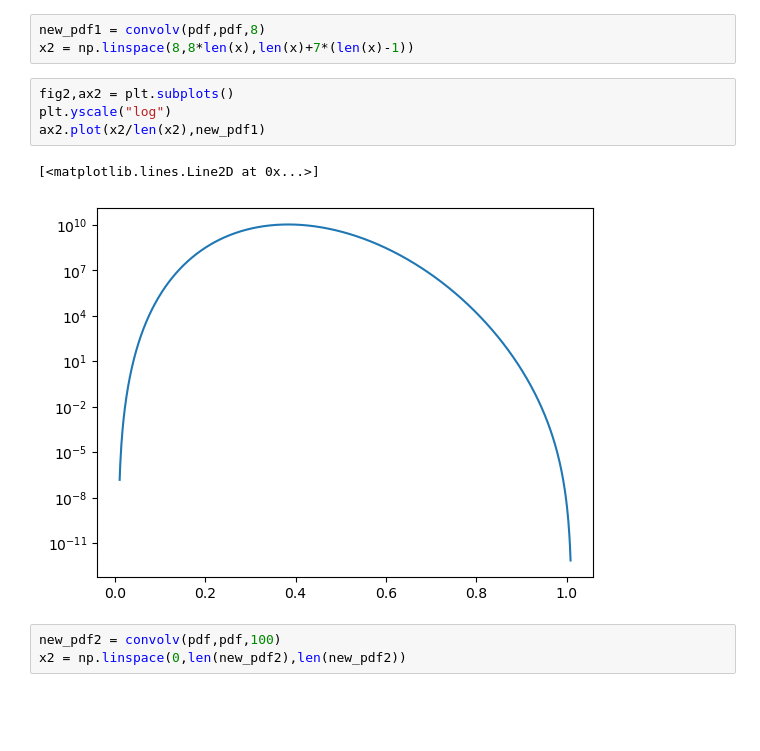
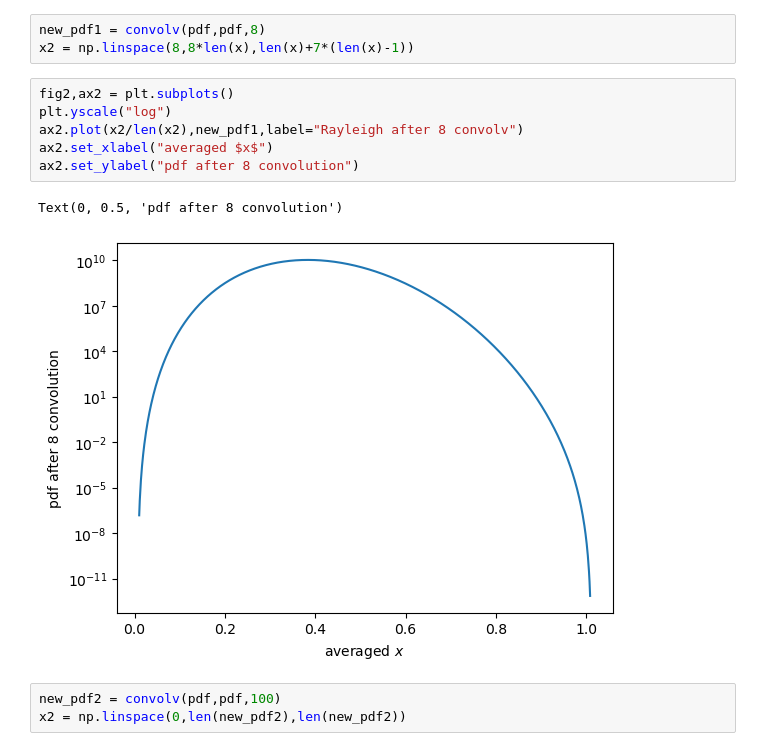
Before and after one commit to AurelianoLZA/Phys_434, a Jupyter notebook: Lab 2.ipynb, the cells around one changed output. Drawn from its saved outputs; the diff is of its cells as text; blank space fills up the shorter version.

```diff
--- a/Lab 2.ipynb
+++ b/Lab 2.ipynb
@@ -118,10 +136,12 @@ x2 = np.linspace(8,8*len(x),len(x)+7*(len(x)-1))
 # %%
 fig2,ax2 = plt.subplots()
 plt.yscale("log")
-ax2.plot(x2/len(x2),new_pdf1)
+ax2.plot(x2/len(x2),new_pdf1,label="Rayleigh after 8 convolv")
+ax2.set_xlabel("averaged $x$")
+ax2.set_ylabel("pdf after 8 convolution")
 # %% [output]
-[<matplotlib.lines.Line2D at 0x...>]
+Text(0, 0.5, 'pdf after 8 convolution')
-[figure, old version]
+[figure, new version]
 # %%
 new_pdf2 = convolv(pdf,pdf,100)
 x2 = np.linspace(0,len(new_pdf2),len(new_pdf2))
```
Also changed, not shown: parts of 69 cells of this notebook.
